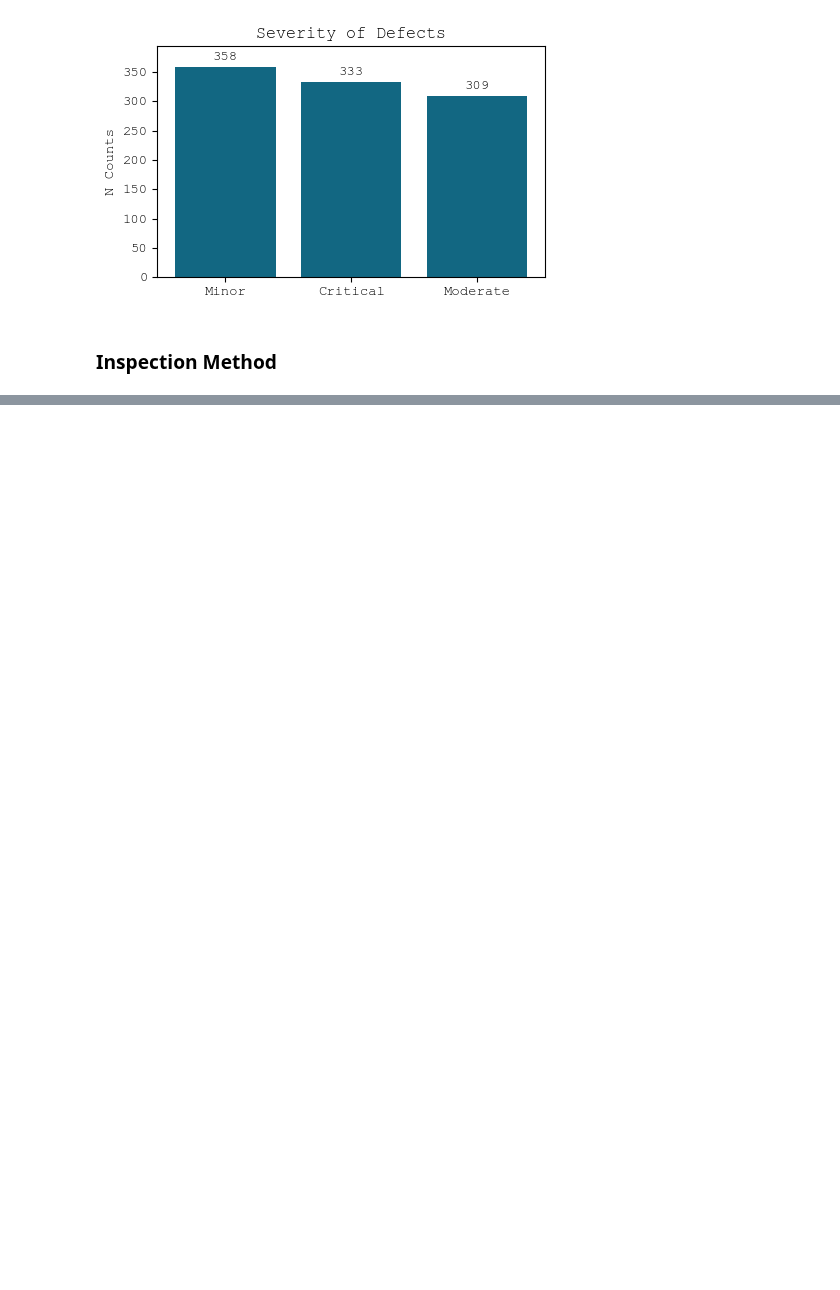
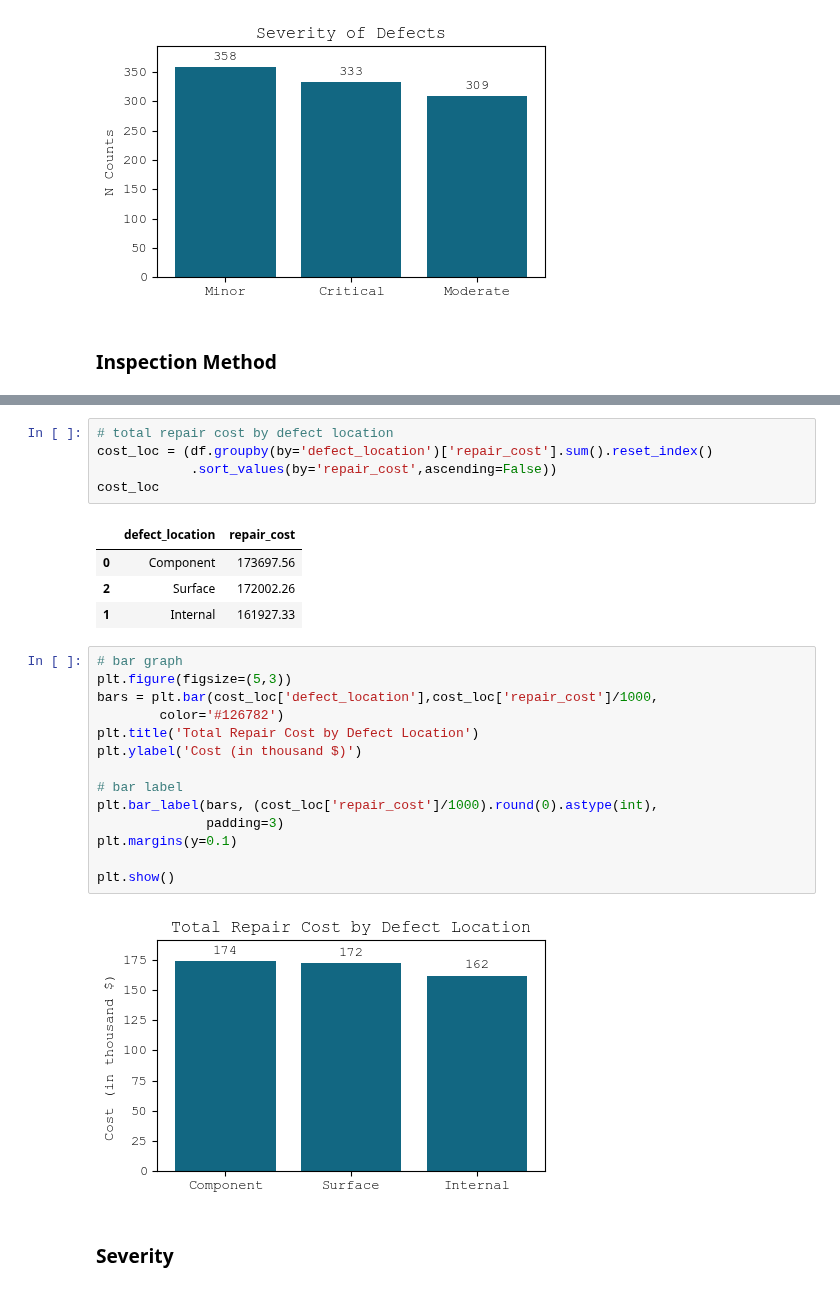
Before and after one commit to OrbitGNX/Hypothesis-Testing, a Jupyter notebook: Manufacturing Defects/manufacturing-defects.ipynb, the cells around one changed output, grey strips where cells are left out. Saved outputs shown, nothing was run; the diff lists cells and outputs as text; blank space fills up the shorter version.

```diff
--- a/Manufacturing Defects/manufacturing-defects.ipynb
+++ b/Manufacturing Defects/manufacturing-defects.ipynb
@@ -212,0 +254,28 @@ plt.show()
+# %%
+# total repair cost by defect location
+cost_loc = (df.groupby(by='defect_location')['repair_cost'].sum().reset_index()
+            .sort_values(by='repair_cost',ascending=False))
+cost_loc
+# %% [output]
+|  | defect_location | repair_cost |
+| 0 | Component | 173697.56 |
+| 2 | Surface | 172002.26 |
+| 1 | Internal | 161927.33 |
+# %%
+# bar graph
+plt.figure(figsize=(5,3))
+bars = plt.bar(cost_loc['defect_location'],cost_loc['repair_cost']/1000,
+        color='#126782')
+plt.title('Total Repair Cost by Defect Location')
+plt.ylabel('Cost (in thousand $)')
+
+# bar label
+plt.bar_label(bars, (cost_loc['repair_cost']/1000).round(0).astype(int),
+              padding=3)
+plt.margins(y=0.1)
+
+plt.show()
+# %% [output]
+[figure, added]
+# %% [markdown]
+### Severity
```
Also changed, not shown: parts of 56 cells of this notebook.
